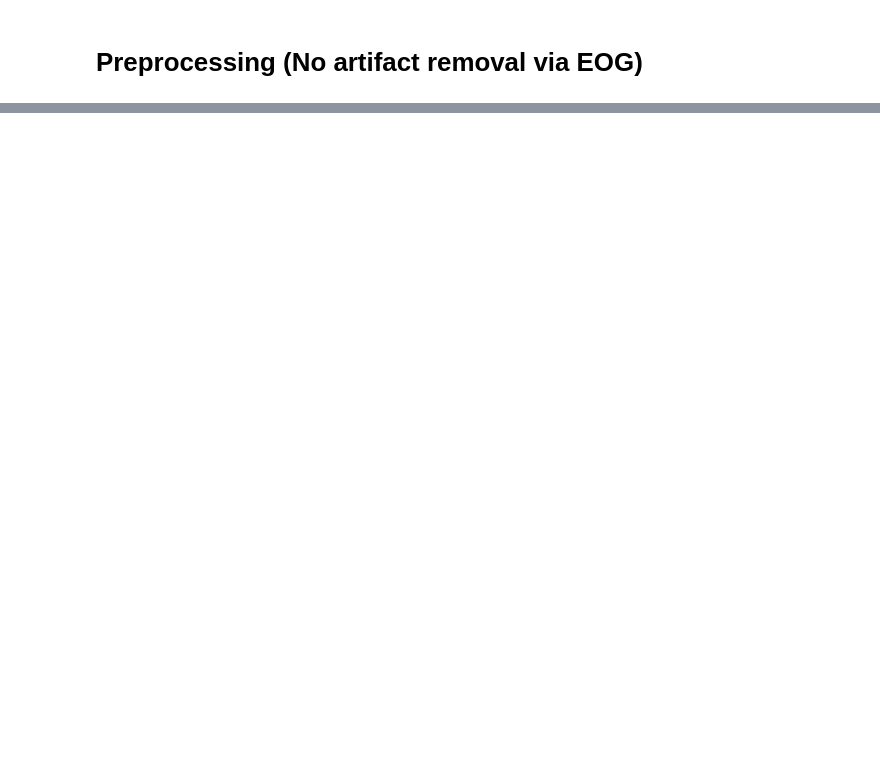
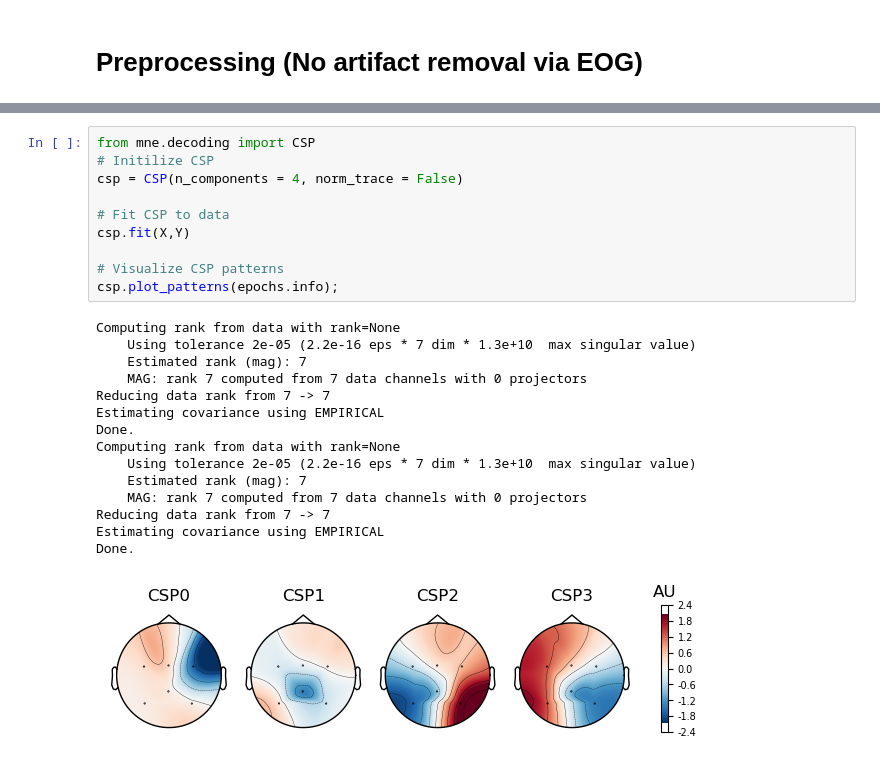
Before and after one commit to WasupolHengsritawat/Two-dimensional-Movement-Control-BCI, a Jupyter notebook: MI_offline_classification.ipynb, the cells around one changed output, grey strips where cells are left out. Drawn from its saved outputs; the diff is of its cells as text; blank space fills up the shorter version.

```diff
--- a/MI_offline_classification.ipynb
+++ b/MI_offline_classification.ipynb
@@ -93,0 +105,26 @@ Applying baseline correction (mode: mean)
+# %%
+from mne.decoding import CSP
+# Initilize CSP
+csp = CSP(n_components = 4, norm_trace = False)
+
+# Fit CSP to data
+csp.fit(X,Y)
+
+# Visualize CSP patterns
+csp.plot_patterns(epochs.info);
+# %% [output]
+Computing rank from data with rank=None
+    Using tolerance 2e-05 (2.2e-16 eps * 7 dim * 1.3e+10  max singular value)
+    Estimated rank (mag): 7
+    MAG: rank 7 computed from 7 data channels with 0 projectors
+Reducing data rank from 7 -> 7
+Estimating covariance using EMPIRICAL
+Done.
+Computing rank from data with rank=None
+    Using tolerance 2e-05 (2.2e-16 eps * 7 dim * 1.3e+10  max singular value)
+    Estimated rank (mag): 7
+    MAG: rank 7 computed from 7 data channels with 0 projectors
+Reducing data rank from 7 -> 7
+Estimating covariance using EMPIRICAL
+Done.
+[figure, added]
```
Also changed, not shown: parts of 46 cells of this notebook, 1 other file.
